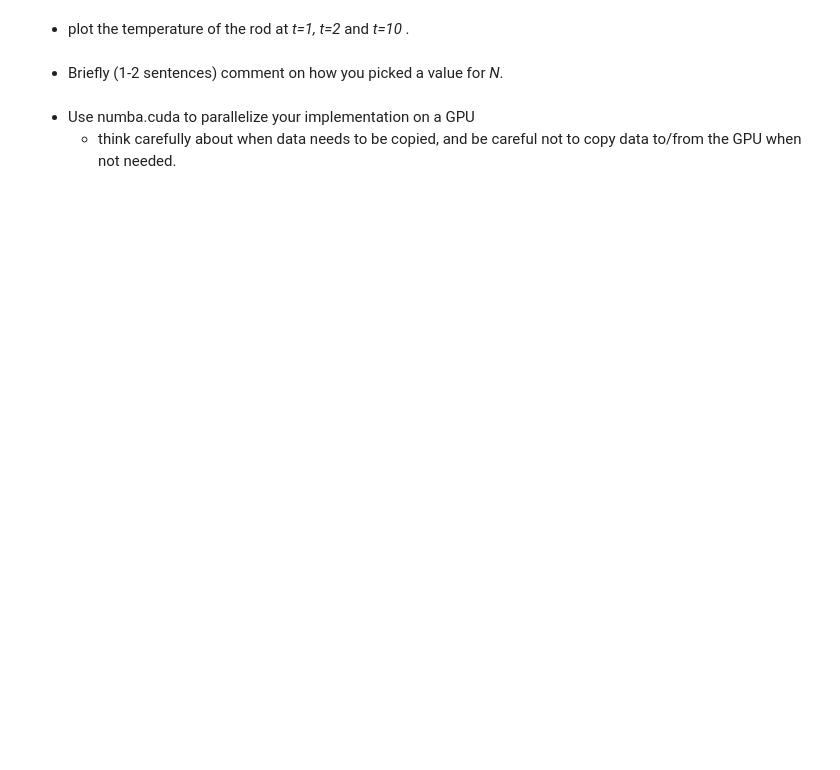
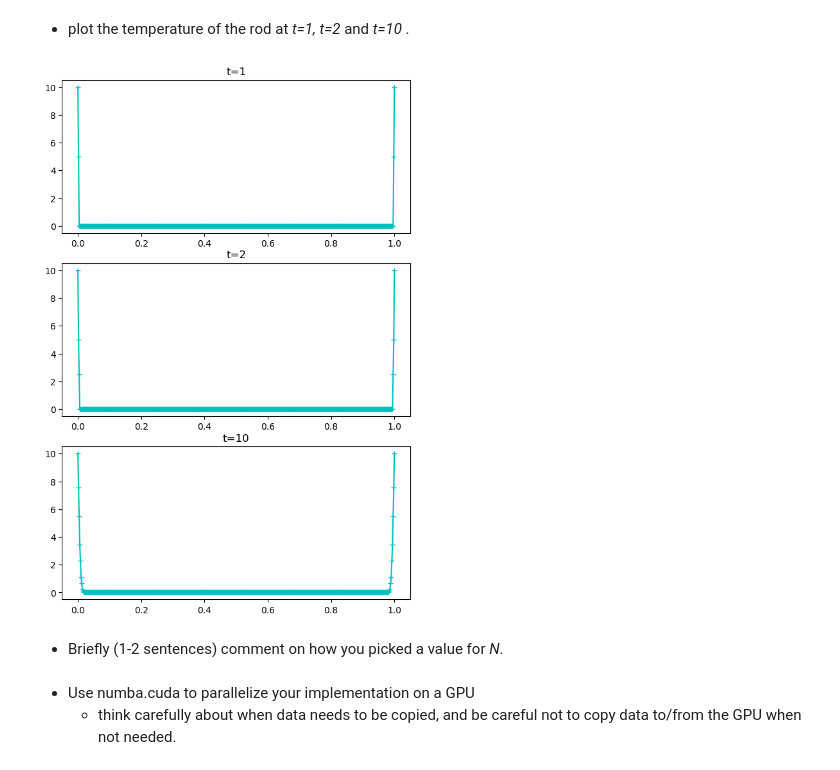
Before and after one commit to YRYoung/HPC, a Jupyter notebook: Assigenment/Assignment_2.ipynb, the cells around one changed output. Drawn from its saved outputs; the diff is of its cells as text; code cells hidden in the pictures; blank space fills up the shorter version.

```diff
--- a/Assigenment/Assignment_2.ipynb
+++ b/Assigenment/Assignment_2.ipynb
@@ -246,43 +279,25 @@ plt.show()
-# %%
-% matplotlib inline
-from matplotlib import pyplot as plt
-from matplotlib import cm
-
-from scipy.sparse.linalg import spsolve
-
-N = 200
-
-A, f = generate_tem_mat(N)
-sol = spsolve(A, f)
-
-u = sol.reshape((N + 1, N + 1)).T
-
-fig = plt.figure(figsize=(8, 8))
-ax = fig.gca(projection='3d')
-ticks = np.linspace(0, 1, N + 1)
-X, Y = np.meshgrid(ticks, ticks)
-surf = ax.plot_surface(X, Y, u, antialiased=False, cmap=cm.coolwarm)
-plt.show()
 # %% [markdown]
 * plot the temperature of the rod at *t=1, t=2* and *t=10* .
 # %%
 from scipy.sparse.linalg import spsolve
 import matplotlib.pyplot as plt
 
 Ts = [1, 2, 10]
 N = 500
 
 fig, ax = plt.subplots(len(Ts), 1, figsize=(7, len(Ts) * 3.5))
 for i, t in enumerate(Ts):
     A, f = generate_tem_mat(N)
     u = spsolve(A, f).reshape((N + 1, N + 1))
 
     x = np.linspace(0, N, N + 1)
-    ax[i].plot(x / N, u[:, t], 'c+-')
+    ax[i].plot(x / N, u[t, :], 'c+-')
     # ax[i].plot(x, u[t - 1:len(u):N + 1])
     ax[i].set_title('t=' + str(t))
 
 plt.show()
+# %% [output]
+[figure, added]
 # %% [markdown]
 * Briefly (1-2 sentences) comment on how you picked a value for *N*.
 # %% [markdown]
```
Also changed, not shown: parts of 16 cells of this notebook, 2 other files.
